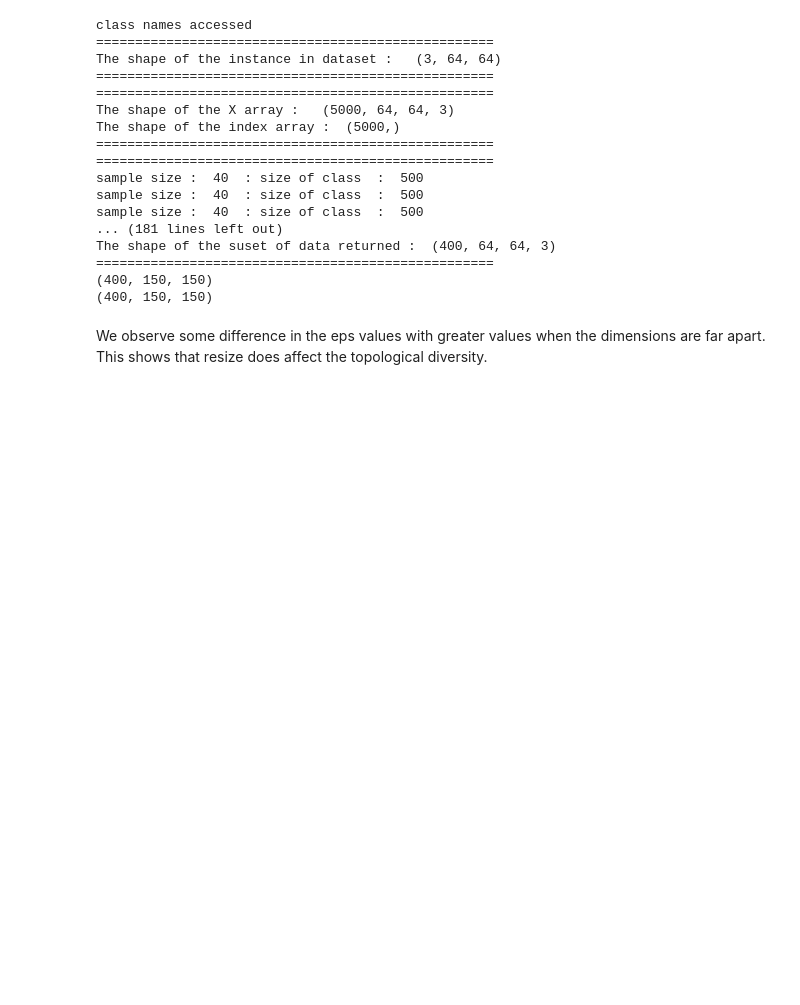
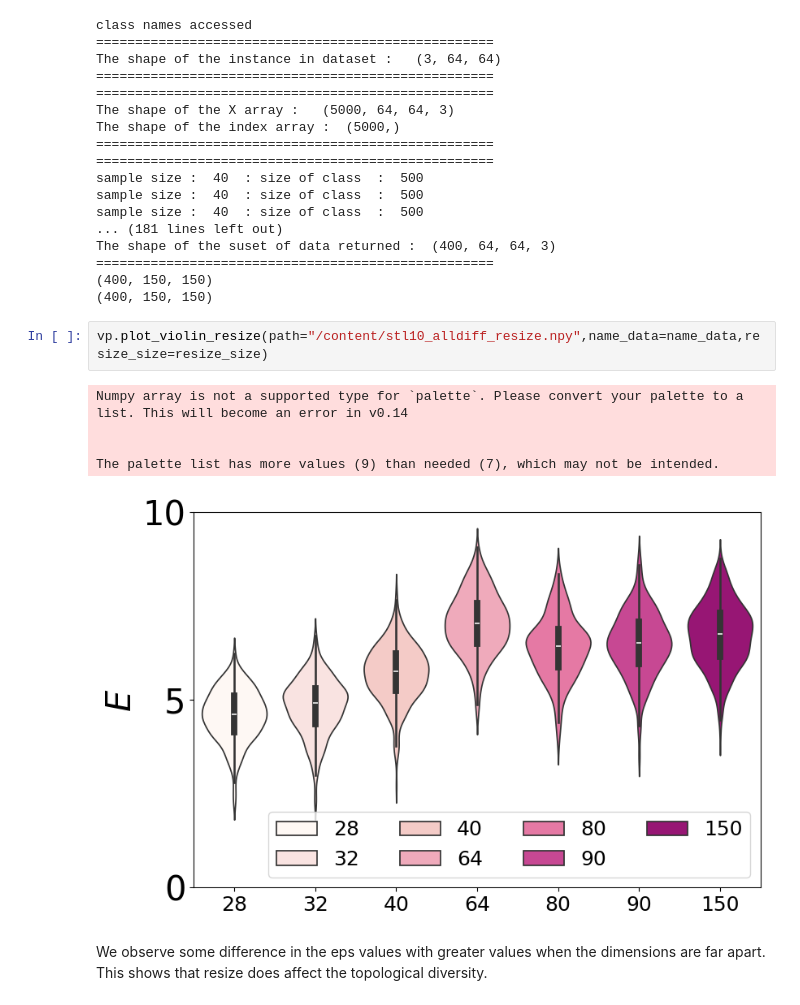
Before and after one commit to Cross-Caps/DNNTopology, a Jupyter notebook: KDD/Experiments/ES_score.ipynb, the cells around one changed output. Cells and saved outputs as stored; diff of their text form; blank space fills up the shorter version.

```diff
--- a/KDD/Experiments/ES_score.ipynb
+++ b/KDD/Experiments/ES_score.ipynb
@@ -162,6 +167,14 @@ The shape of the suset of data returned :  (400, 64, 64, 3)
 ===================================================
 (400, 150, 150)
 (400, 150, 150)
+# %%
+vp.plot_violin_resize(path="/content/stl10_alldiff_resize.npy",name_data=name_data,resize_size=resize_size)
+# %% [output]
+Numpy array is not a supported type for `palette`. Please convert your palette to a list. This will become an error in v0.14
+
+
+The palette list has more values (9) than needed (7), which may not be intended.
+[figure, added]
 # %% [markdown]
 We observe some difference in the eps values with greater values when the dimensions are far apart. This shows that resize does affect the topological diversity.
 # %%
```
Also changed, not shown: parts of 3 cells of this notebook, 1 other file.
